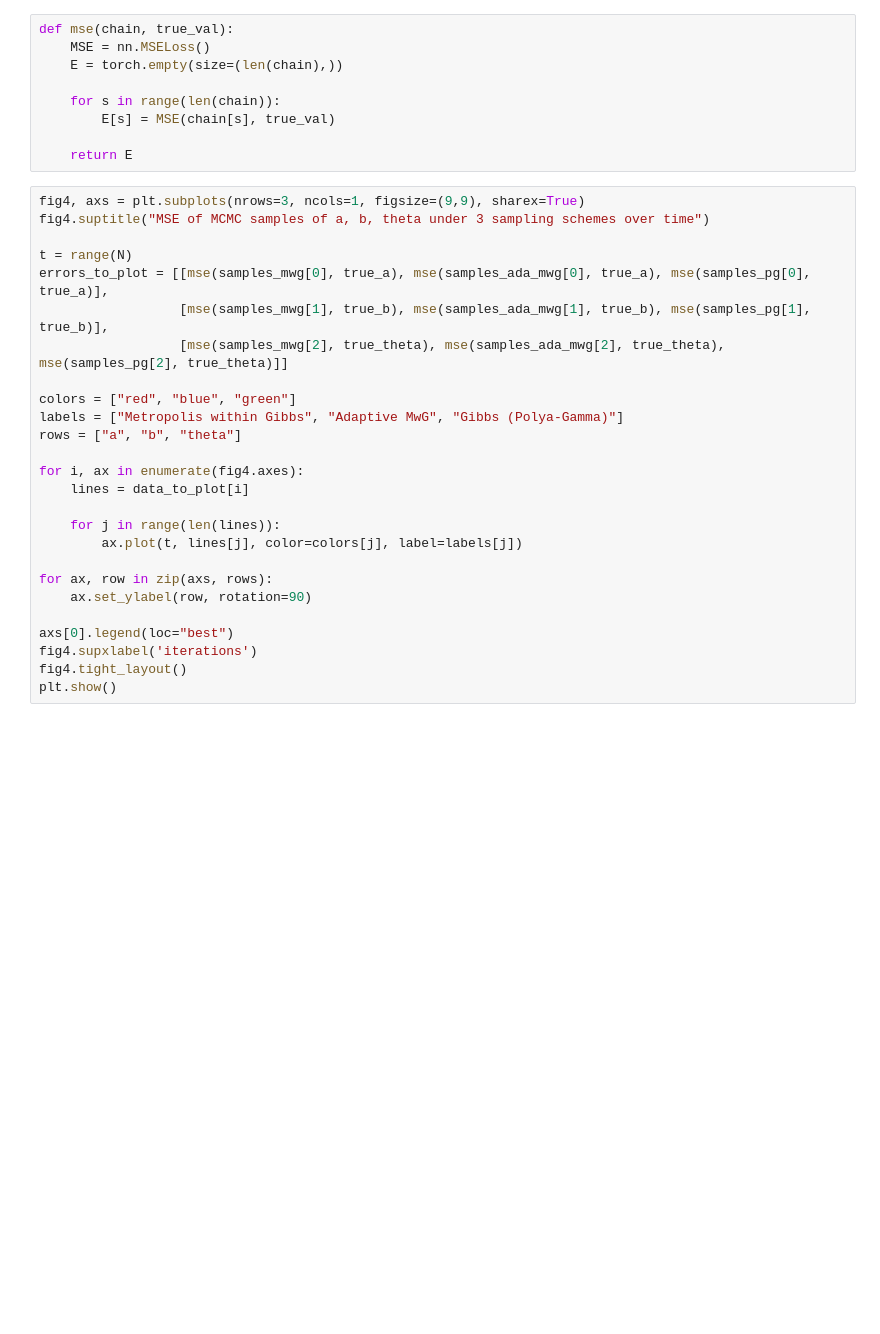
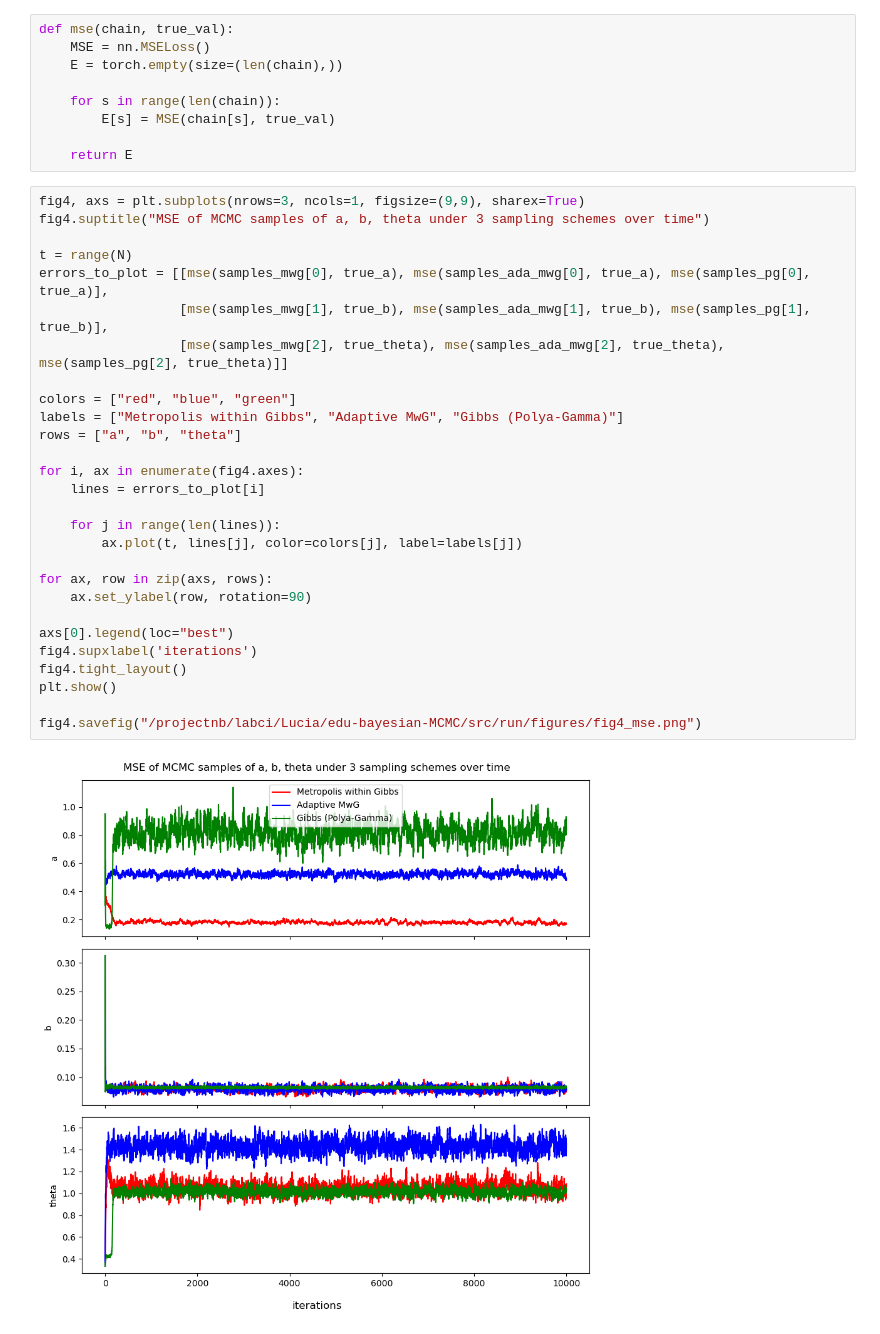
Before and after one commit to ghostpress/edu-IRT-MCMC, a Jupyter notebook: src/run/Experiments.ipynb, the cells around one changed output. Drawn from its saved outputs; the diff is of its cells as text; blank space fills up the shorter version.

Commit message:
Longrun result on full dataset, saved figures

```diff
--- a/src/run/Experiments.ipynb
+++ b/src/run/Experiments.ipynb
@@ -150,29 +201,33 @@ def mse(chain, true_val):
 # %%
 fig4, axs = plt.subplots(nrows=3, ncols=1, figsize=(9,9), sharex=True)
 fig4.suptitle("MSE of MCMC samples of a, b, theta under 3 sampling schemes over time")
 
 t = range(N)
 errors_to_plot = [[mse(samples_mwg[0], true_a), mse(samples_ada_mwg[0], true_a), mse(samples_pg[0], true_a)],
                   [mse(samples_mwg[1], true_b), mse(samples_ada_mwg[1], true_b), mse(samples_pg[1], true_b)],
                   [mse(samples_mwg[2], true_theta), mse(samples_ada_mwg[2], true_theta), mse(samples_pg[2], true_theta)]]
 
 colors = ["red", "blue", "green"]
 labels = ["Metropolis within Gibbs", "Adaptive MwG", "Gibbs (Polya-Gamma)"]
 rows = ["a", "b", "theta"]
 
 for i, ax in enumerate(fig4.axes):
-    lines = data_to_plot[i]
+    lines = errors_to_plot[i]
 
     for j in range(len(lines)):
         ax.plot(t, lines[j], color=colors[j], label=labels[j])
 
 for ax, row in zip(axs, rows):
     ax.set_ylabel(row, rotation=90)
 
 axs[0].legend(loc="best")
 fig4.supxlabel('iterations')
 fig4.tight_layout()
 plt.show()
+
+fig4.savefig("/projectnb/labci/Lucia/edu-bayesian-MCMC/src/run/figures/fig4_mse.png")
+# %% [output]
+[figure, added]
 # %%
 for i in range(len(errors_to_plot)):
     for j in range(len(errors_to_plot[i])):
```
Also changed, not shown: parts of 7 cells of this notebook.
